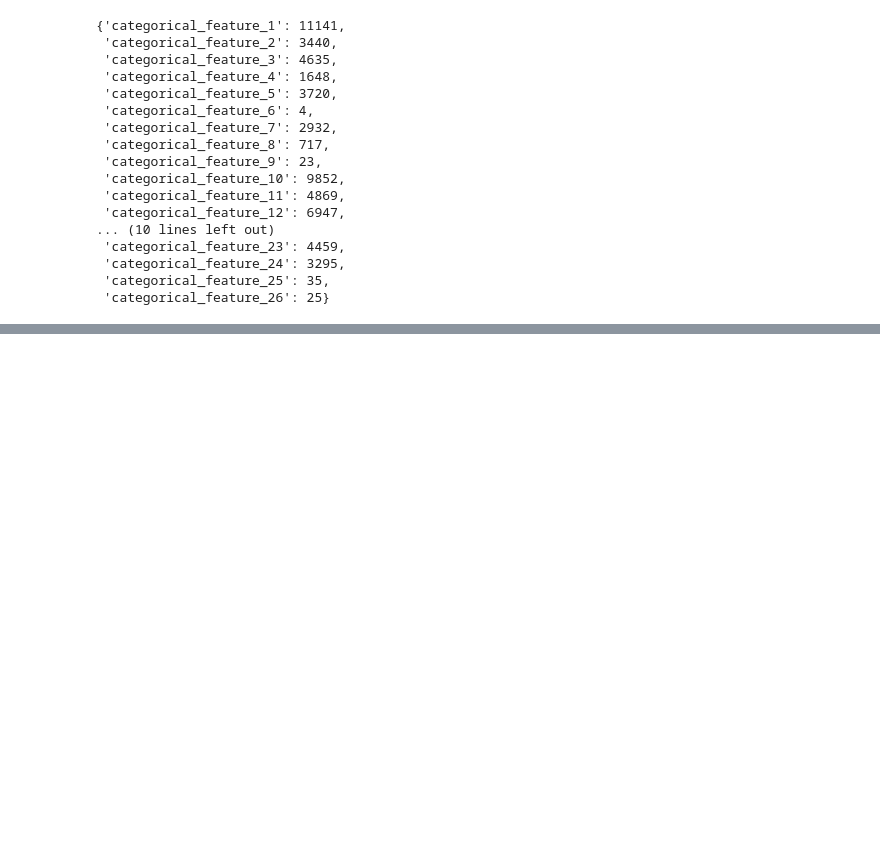
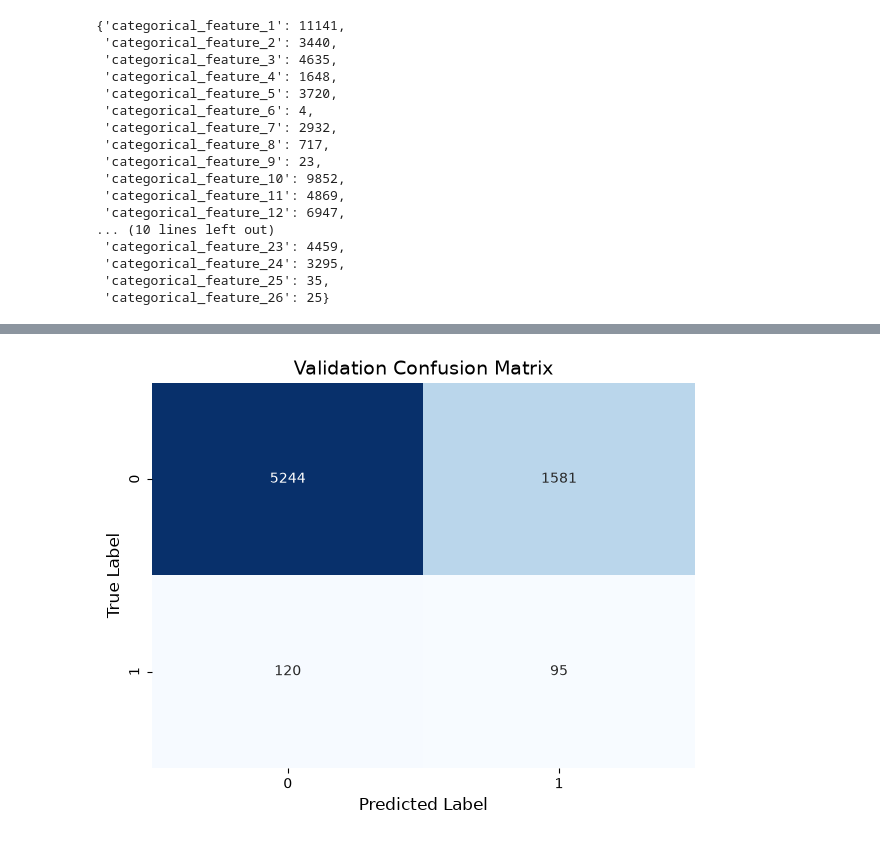
Before and after one commit to 00hamza00-code/mohammadhamzaashfaque-Intelligence-SIG-Recs-2026, a Jupyter notebook: mandatory-tasks/recommender-systems-cf-to-dlrm/task2.ipynb, the cells around one changed output, grey strips where cells are left out. Cells and saved outputs as stored; diff of their text form; code cells hidden in the pictures; blank space fills up the shorter version.

```diff
--- a/mandatory-tasks/recommender-systems-cf-to-dlrm/task2.ipynb
+++ b/mandatory-tasks/recommender-systems-cf-to-dlrm/task2.ipynb
@@ -141,0 +262,19 @@ train_encoded
+# %%
+import torch
+import numpy as np
+
+# 1. Extract training labels to calculate class imbalance
+# (Ensures it checks the label column from your 'train' dataframe)
+train_labels = train["label"].values
+class_counts = np.bincount(train_labels)
+total_samples = len(train_labels)
+
+# 2. Compute balanced class weights: total_samples / (num_classes * class_count)
+class_weights = total_samples / (len(class_counts) * class_counts)
+class_weights_tensor = torch.FloatTensor(class_weights).to(device)
+
+print(f"Class Counts in Training Set: {class_counts}")
+print(f"Assigned Cross-Entropy Weights: {class_weights_tensor}")
+
+# 3. Re-define the criterion with the weights applied
+criterion = torch.nn.CrossEntropyLoss(weight=class_weights_tensor)
@@ -141,0 +505,70 @@ train_encoded
+# %%
+import torch
+import numpy as np
+import matplotlib.pyplot as plt
+import seaborn as sns
+from sklearn.metrics import (
+    accuracy_score, log_loss, roc_auc_score, average_precision_score,
+    classification_report, confusion_matrix
+)
+
+# 1. Collect predictions and probabilities from the validation set
+model.eval()
+all_probs = []
+val_preds = []
+val_targets = []
+
+with torch.no_grad():
+    for integers, categoricals, targets in val_loader:
+        integers = integers.to(device)
+        categoricals = categoricals.to(device)
+
+        outputs = model(integers, categoricals)
+        # Convert logits to probabilities using softmax
+        probs = torch.softmax(outputs, dim=1).cpu().numpy()
+        _, predicted = torch.max(outputs, 1)
+
+        all_probs.extend(probs)
+        val_preds.extend(predicted.cpu().numpy())
+        val_targets.extend(targets.numpy())
+
+all_probs = np.array(all_probs)
+val_preds = np.array(val_preds)
+val_targets = np.array(val_targets)
+
+# 2. Calculate Metrics
+acc = accuracy_score(val_targets, val_preds)
+loss_val = log_loss(val_targets, all_probs)
+
+# Safe AUC calculation for binary vs multi-class
+num_classes = all_probs.shape[1]
+if num_classes == 2:
+    roc_auc = roc_auc_score(val_targets, all_probs[:, 1])
+    pr_auc = average_precision_score(val_targets, all_probs[:, 1])
+else:
+    roc_auc = roc_auc_score(val_targets, all_probs, multi_class='ovr', average='macro')
+    pr_auc = "N/A (Multi-class - check classification report)"
+
+# 3. Print the Scorecard
+print("=" * 45)
+print("       FINAL VALIDATION PERFORMANCE SCORECARD       ")
+print("=" * 45)
+print(f" Accuracy  : {acc:.4f} ({acc * 100:.2f}%)")
+print(f" Log Loss  : {loss_val:.4f}")
+print(f" ROC-AUC   : {roc_auc if isinstance(roc_auc, str) else f'{roc_auc:.4f}'}")
+print(f" PR-AUC    : {pr_auc if isinstance(pr_auc, str) else f'{pr_auc:.4f}'}")
+print("=" * 45)
+
+# 4. Detailed Classification Report (Precision, Recall, F1-Score per class)
+print("\nClassification Report (Precision, Recall, F1-Score):")
+print(classification_report(val_targets, val_preds))
+
+# 5. Confusion Matrix Heatmap
+plt.figure(figsize=(7, 5))
+cm = confusion_matrix(val_targets, val_preds)
+sns.heatmap(cm, annot=True, fmt='d', cmap='Blues', cbar=False)
+plt.xlabel('Predicted Label', fontsize=12)
+plt.ylabel('True Label', fontsize=12)
+plt.title('Validation Confusion Matrix', fontsize=14)
+plt.show()
+# %% [output]
@@ -141,0 +593 @@ train_encoded
+[figure, added]
```
Also changed, not shown: parts of 10 cells of this notebook, 3 other files.
